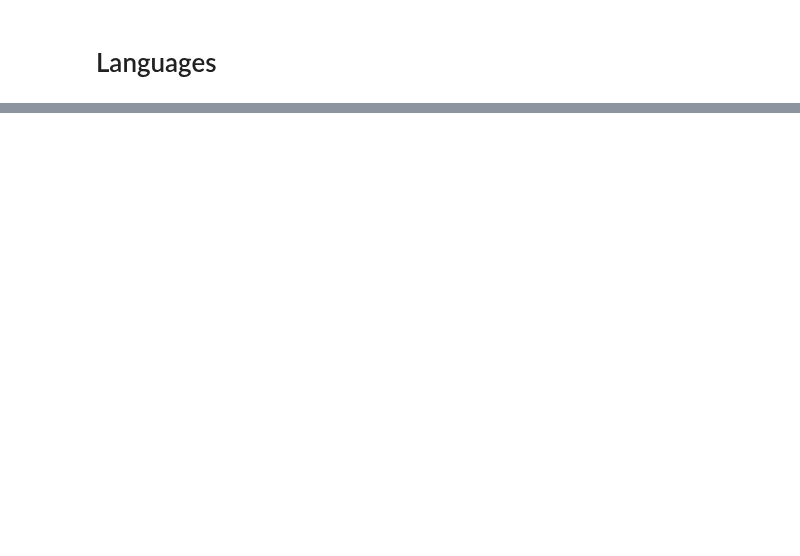
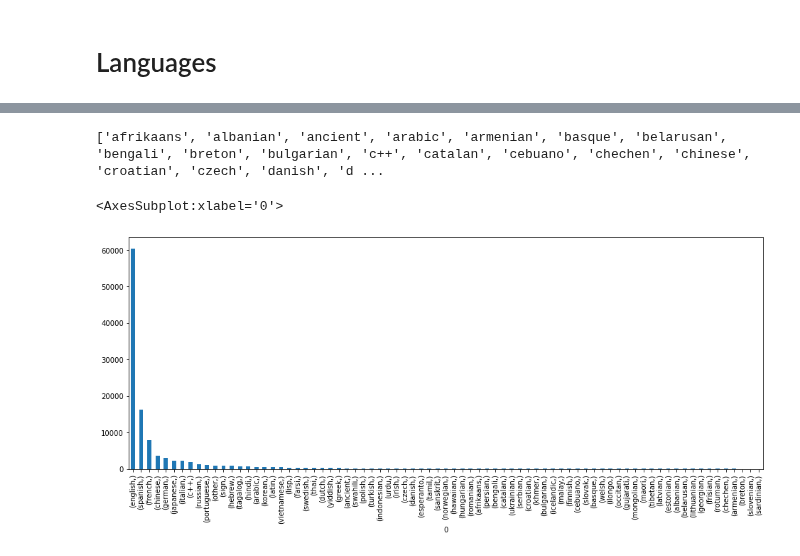
Before and after one commit to HuberNicolas/okcupid-explorer, a Jupyter notebook: backend/src/data-cleaning.ipynb, the cells around one changed output, grey strips where cells are left out. Drawn from its saved outputs; the diff is of its cells as text; code cells hidden in the pictures; blank space fills up the shorter version.

Commit message:
languages, initial changes

```diff
--- a/backend/src/data-cleaning.ipynb
+++ b/backend/src/data-cleaning.ipynb
@@ -67,2 +90,36 @@ df_zodiac[['sign', 'sign-extracted', 'sign-modifier-extracted', 'sign-modifier-e
 # %% [markdown]
 # Languages
+# %%
+# copy by value
+df_languages = df.copy()
+
+# nan's
+df_languages.dropna(inplace=True, subset=['speaks']) # remove nan's
+df_languages.shape # (59896, 19) , same as profiler
+
+df_languages['spoken_languages'] = np.nan
+# structure: language (level), langauge2 .... || language, langauge2, ...
+# due to the n:m relationship between persons and languages we will choose a one key encoding for the data
+# to not overload the main dataframe we will create a separate df with the information of the languages and use teh same ID as in the main dataframe. The structure of the new df will look as followed:
+
+########################################################
+#  ID #  english  #  italian  #  spanish  # ... other # number of languages spoken
+#  1       1           0           0         0    1           2
+#  2       1           1           1         1    1           5
+#  3       0           1           1         0    1           3
+#  4       1           0           0         0    0           1
+#  5       1           0           1         0    1           3
+#
+# extract language, without level => split by comma => multiple values, split by space, use first
+#
+allLanguages = list()
+allLng = list()
+for row in df_languages.iterrows():
+    languages = list()
+    for language in row[1].speaks.split(','):
+        languages.append(language.strip().split(' ')[0])
+        allLng.append(language.strip().split(' ')[0])
+    allLanguages.append(languages)
+
+df_languages['spoken_languages'] = allLanguages
+df_languages['spoken_languages']
@@ -68,0 +139,10 @@ df_zodiac[['sign', 'sign-extracted', 'sign-modifier-extracted', 'sign-modifier-e
+# %%
+t_df = pd.DataFrame(allLng)
+print(sorted(set(allLng)))
+# %% [output]
+['afrikaans', 'albanian', 'ancient', 'arabic', 'armenian', 'basque', 'belarusan', 'bengali', 'breton', 'bulgarian', 'c++', 'catalan', 'cebuano', 'chechen', 'chinese', 'croatian', 'czech', 'danish', 'd ...
+# %%
+t_df.value_counts().plot(kind='bar', figsize=(16,6))
+# %% [output]
+<AxesSubplot:xlabel='0'>
+[figure, added]
```
Also changed, not shown: parts of 5 cells of this notebook, 1 other file.
